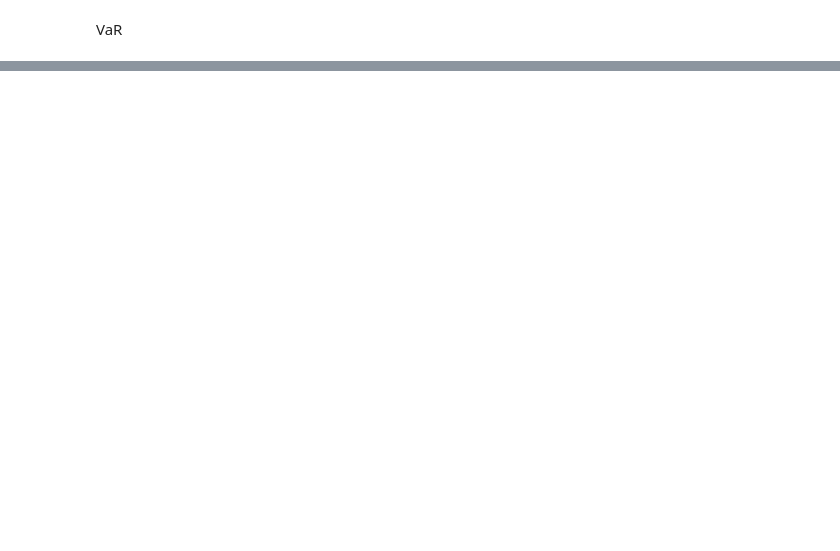
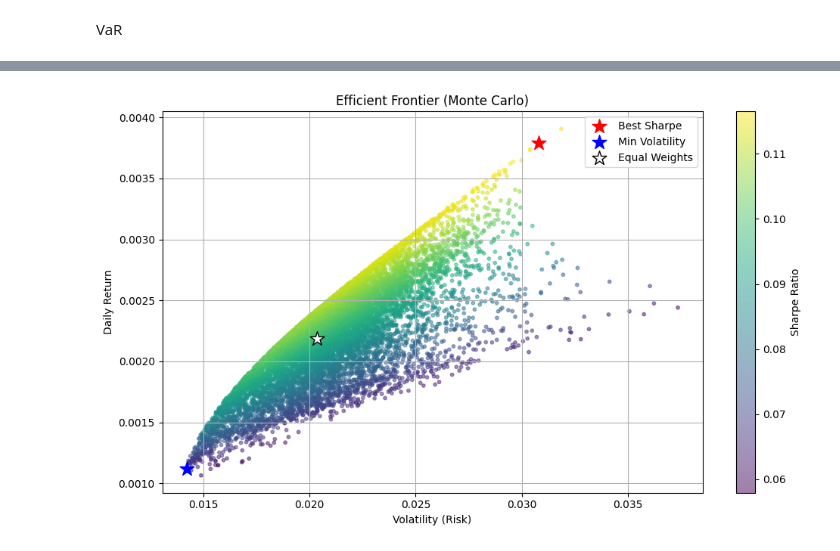
Before and after one commit to Rxn321/Portfolio-Optimization, a Jupyter notebook: portfolio.ipynb, the cells around one changed output, grey strips where cells are left out. Cells and saved outputs as stored; diff of their text form; code cells hidden in the pictures; blank space fills up the shorter version.

Commit message:
Monte Carlo test

```diff
--- a/portfolio.ipynb
+++ b/portfolio.ipynb
@@ -267,0 +362,46 @@ Portfolio             -0.029942              -0.03051           -0.040107
+# %%
+plt.figure(figsize=(10, 6))
+
+# plot all simulations
+scatter = plt.scatter(
+    mc_volatility,
+    mc_returns,
+    c=mc_sharpe,      # color by sharpe ratio
+    cmap="viridis",
+    alpha=0.5,
+    s=10
+)
+plt.colorbar(scatter, label="Sharpe Ratio")
+
+# best sharpe point
+plt.scatter(
+    mc_volatility[best_sharpe_idx],
+    mc_returns[best_sharpe_idx],
+    color="red", s=200, zorder=5, marker="*", label="Best Sharpe"
+)
+
+# min volatility point
+plt.scatter(
+    mc_volatility[min_vol_idx],
+    mc_returns[min_vol_idx],
+    color="blue", s=200, zorder=5, marker="*", label="Min Volatility"
+)
+
+# equal weight point
+plt.scatter(
+    portfolio_volatility,
+    portfolio_return,
+    color="white", s=200, zorder=5, marker="*",
+    edgecolors="black", linewidths=1,
+    label="Equal Weights"
+)
+
+plt.xlabel("Volatility (Risk)")
+plt.ylabel("Daily Return")
+plt.title("Efficient Frontier (Monte Carlo)")
+plt.legend()
+plt.grid(True)
+plt.tight_layout()
+plt.show()
+# %% [output]
+[figure, added]
```
Also changed, not shown: parts of 10 cells of this notebook.
